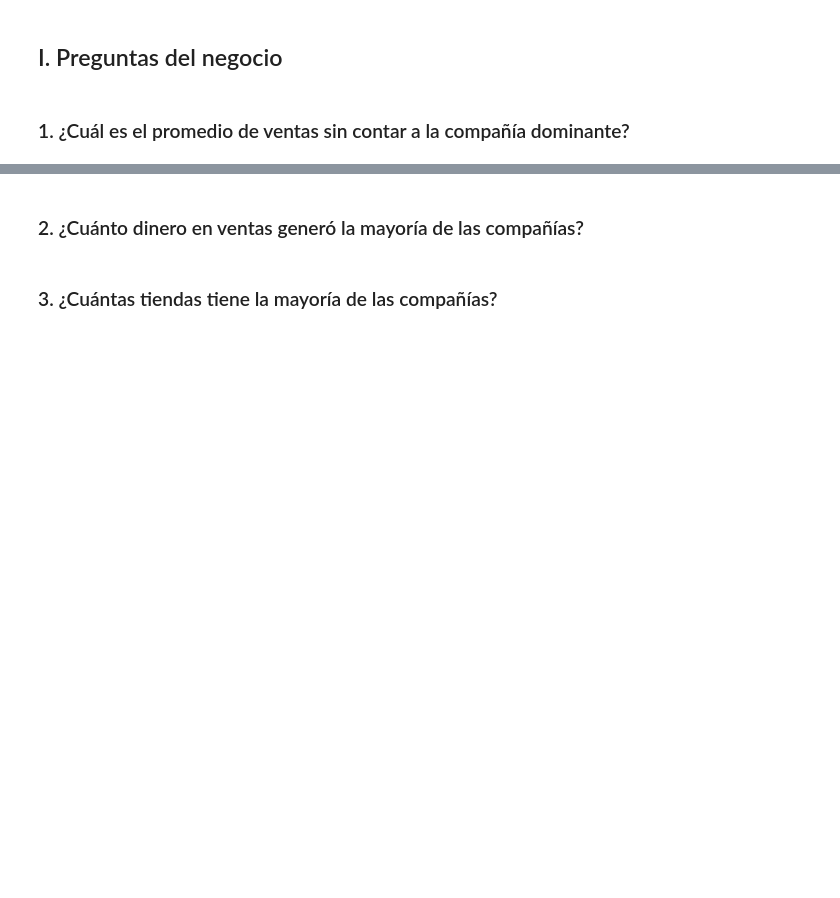
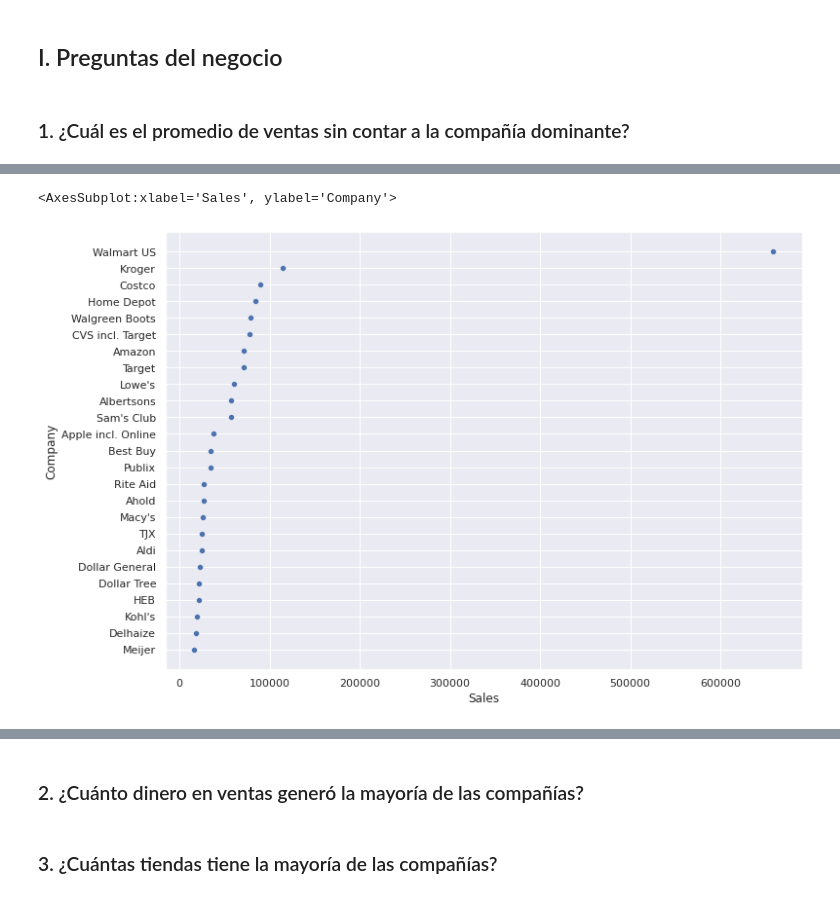
Before and after one commit to LuisReyes98/platzi-datacademy-proyecto, a Jupyter notebook: proyecto_datacademy.ipynb, the cells around one changed output, grey strips where cells are left out. Saved outputs shown, nothing was run; the diff lists cells and outputs as text; code cells hidden in the pictures; blank space fills up the shorter version.

```diff
--- a/proyecto_datacademy.ipynb
+++ b/proyecto_datacademy.ipynb
@@ -97,0 +138,10 @@ sns.scatterplot(
+# %%
+# Podemos ver cuales es la distribucion de datos por compañia
+sns.scatterplot(
+    data=df,
+    x='Sales',
+    y='Company',
+)
+# %% [output]
+<AxesSubplot:xlabel='Sales', ylabel='Company'>
+[figure, added]
```
Also changed, not shown: parts of 19 cells of this notebook.
